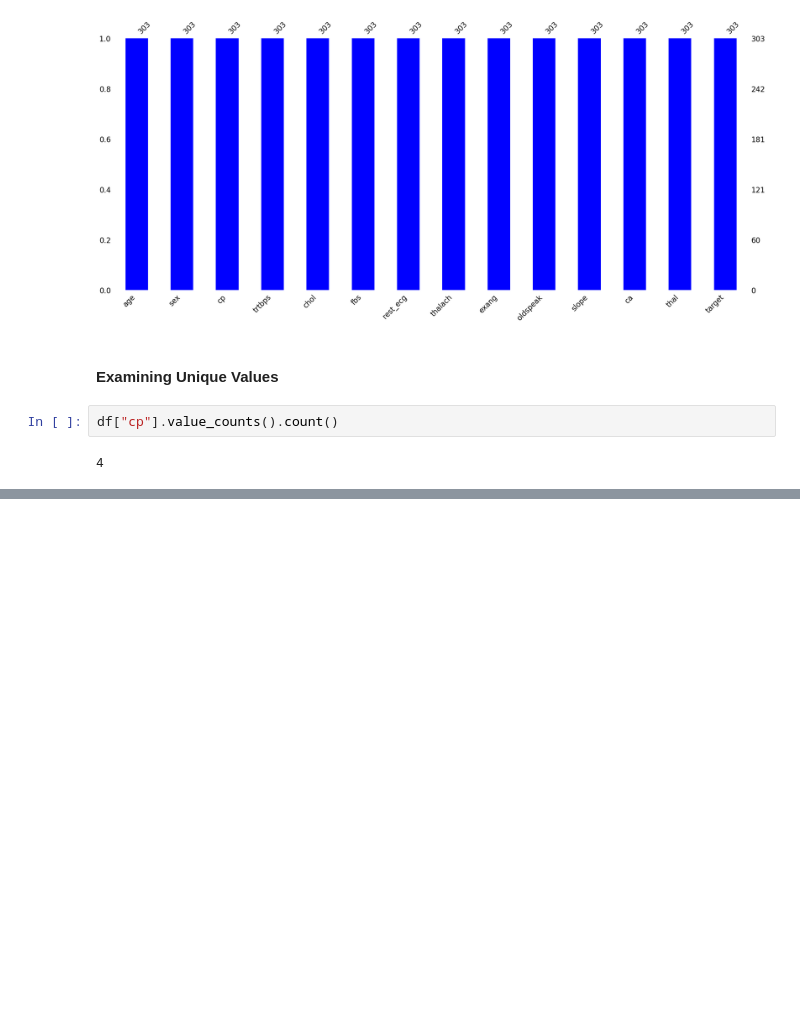
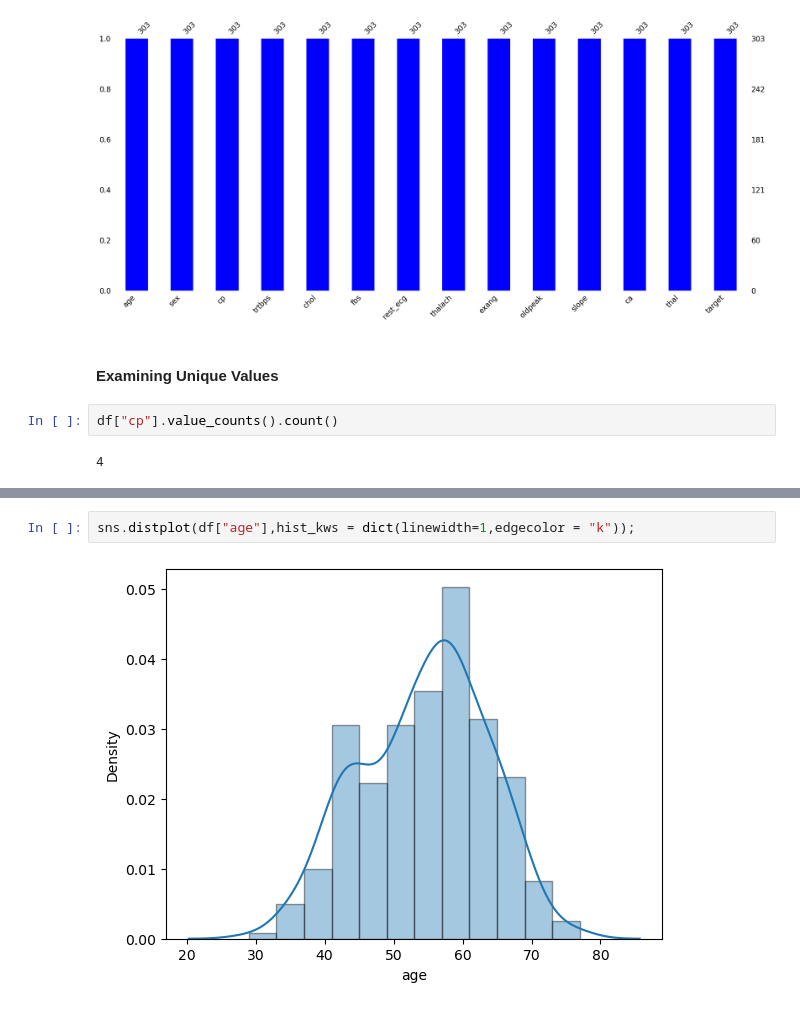
Before and after one commit to gokturkberke/heart-attack-prediction, a Jupyter notebook: preprocessing.ipynb, the cells around one changed output, grey strips where cells are left out. Saved outputs shown, nothing was run; the diff lists cells and outputs as text; blank space fills up the shorter version.

```diff
--- a/preprocessing.ipynb
+++ b/preprocessing.ipynb
@@ -169,0 +185,4 @@ pd.DataFrame(unique_number,index=df.columns,columns=["Total Unique Values"])
+# %%
+sns.distplot(df["age"],hist_kws = dict(linewidth=1,edgecolor = "k"));
+# %% [output]
+[figure, added]
```
Also changed, not shown: parts of 16 cells of this notebook, 1 other file.
